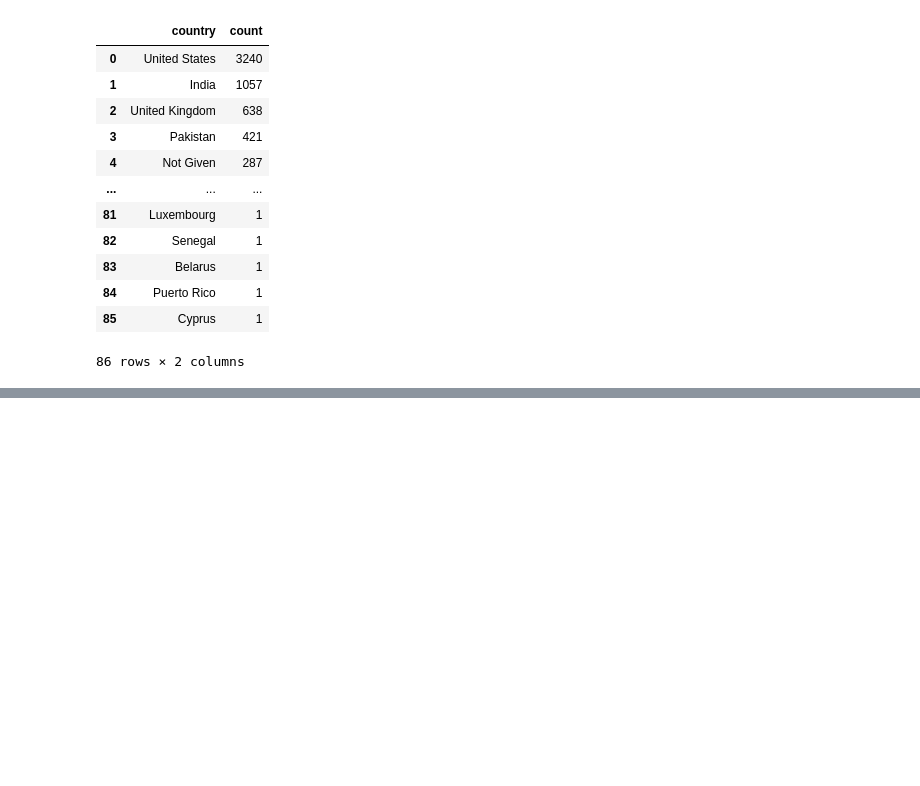
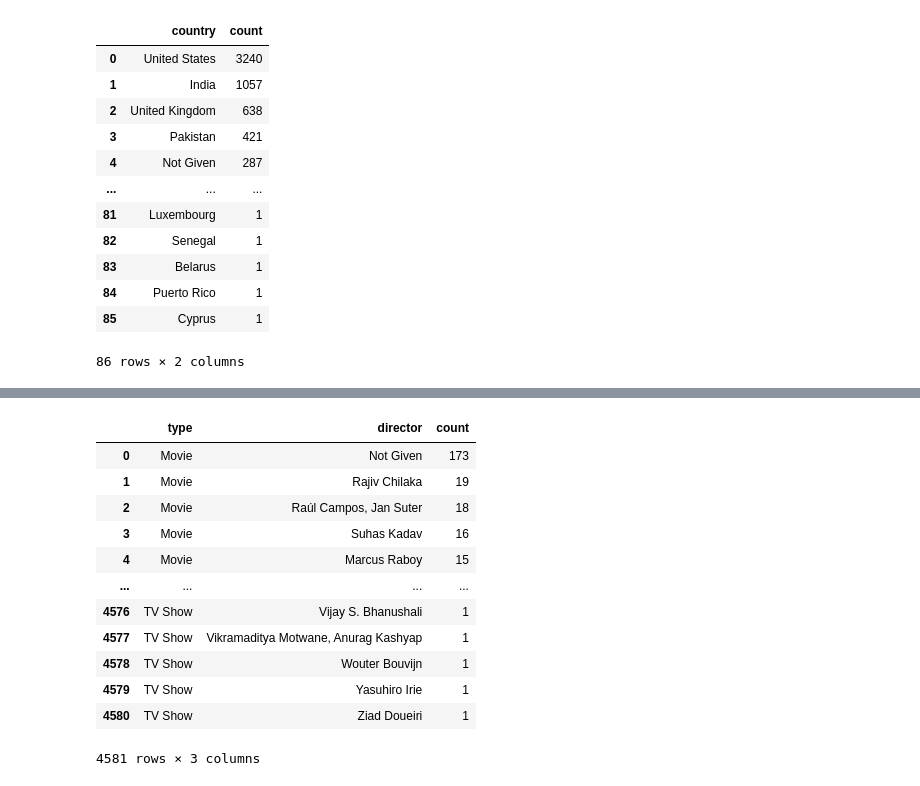
Before and after one commit to Dani-8/Netflix-Data-Analysis, a Jupyter notebook: Netflix-Data-Analysis.ipynb, the cells around one changed output, grey strips where cells are left out. Saved outputs shown, nothing was run; the diff lists cells and outputs as text; code cells hidden in the pictures; blank space fills up the shorter version.

```diff
--- a/Netflix-Data-Analysis.ipynb
+++ b/Netflix-Data-Analysis.ipynb
@@ -156,0 +171,16 @@ df.groupby("type")["country"]
+# %%
+df.groupby("type")["director"].value_counts().reset_index()
+# %% [output]
+|  | type | director | count |
+| 0 | Movie | Not Given | 173 |
+| 1 | Movie | Rajiv Chilaka | 19 |
+| 2 | Movie | Raúl Campos, Jan Suter | 18 |
+| 3 | Movie | Suhas Kadav | 16 |
+| 4 | Movie | Marcus Raboy | 15 |
+| ... | ... | ... | ... |
+| 4576 | TV Show | Vijay S. Bhanushali | 1 |
+| 4577 | TV Show | Vikramaditya Motwane, Anurag Kashyap | 1 |
+| 4578 | TV Show | Wouter Bouvijn | 1 |
+| 4579 | TV Show | Yasuhiro Irie | 1 |
+| 4580 | TV Show | Ziad Doueiri | 1 |
+4581 rows × 3 columns
```
Also changed, not shown: parts of 3 cells of this notebook.
